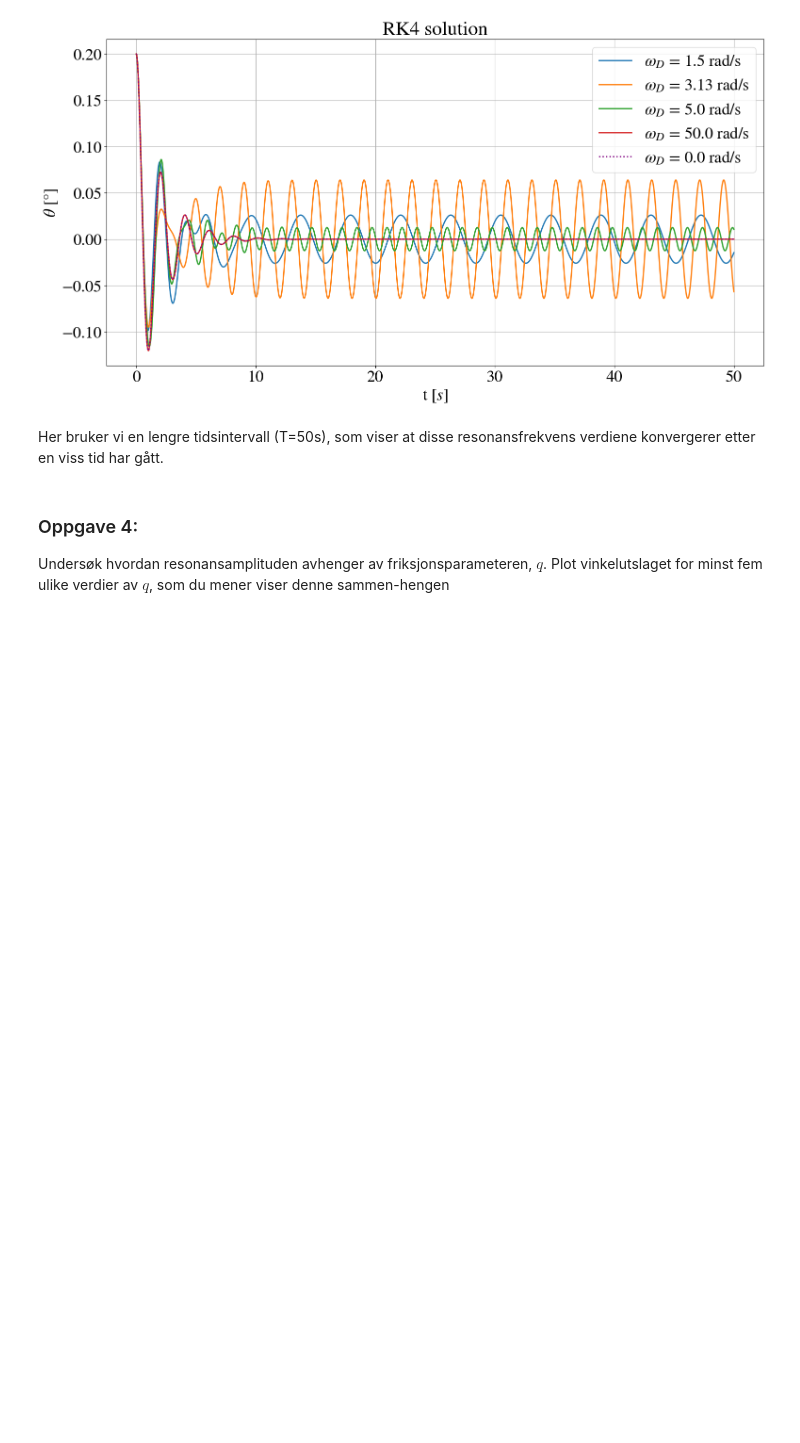
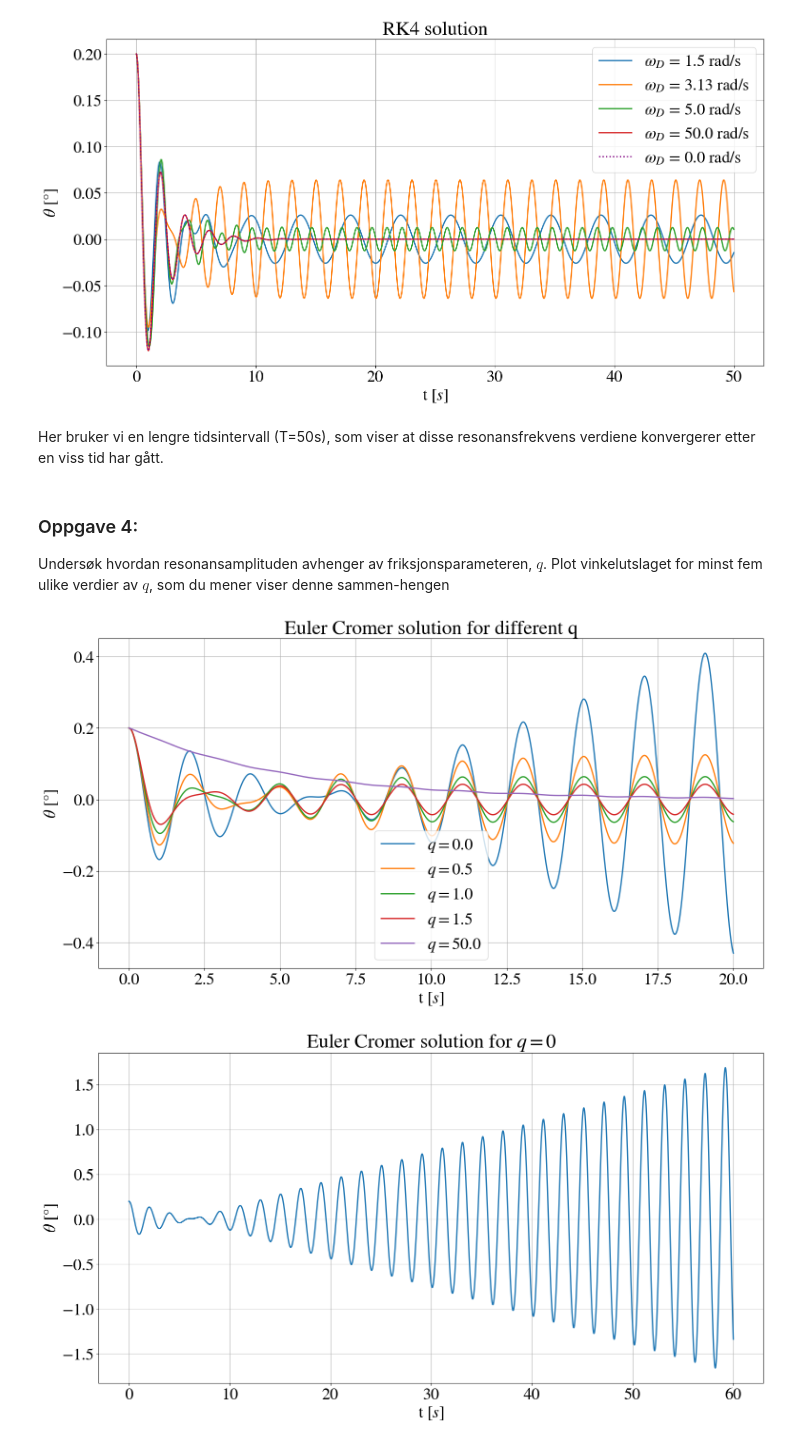
Before and after one commit to Oliver-BS/TFY4163-numerical-project, a Jupyter notebook: main.ipynb, the cells around one changed output. Drawn from its saved outputs; the diff is of its cells as text; code cells hidden in the pictures; blank space fills up the shorter version.

```diff
--- a/main.ipynb
+++ b/main.ipynb
@@ -349,0 +342,37 @@ params = {'theta_0': 0, 'FD_ml': 10}
+# %%
+params = {
+    "l": 1,  # m - Lengden av snora
+    "g": 9.8,  # m/s^2 - Tyngdeakselerasjon
+    "theta_0": 0.2,  # rad - Initial vinkel med hensyn til vertikalen
+    "theta_dot_0": 0.0,  # rad/s - Initial vinkelhastighet
+    "q": 1.0,  # Hz - Friksjonsparameter
+    "omega_D": 3.13,  # rad/s - FD_mlens vinkelfrekvens
+    "FD_ml": 0.2,  # s^-2 - FD_ml
+    "T": 20 # s - Tidsintervall
+}
+for q in [0.0, 0.5, 1.0, 1.5, 50.0]:
+    params['q'] = q
+
+    theta, w, t = RK4_method(equation, params, dt=0.01)
+
+    plt.plot(t, theta, label=r"$q = $" + str(q))
+    plt.title(f'Euler Cromer solution for different q')
+    plt.xlabel(r't $[s]$')
+    plt.ylabel(r'$\theta$ $[\degree]$')
+    plt.legend()
+    plt.grid()
+plt.show()
+
+
+params['q'] = 0
+params['T'] = 60
+theta, w, t = RK4_method(equation, params, dt=0.01)
+plt.plot(t, theta)
+plt.title(f'Euler Cromer solution for $q = 0$')
+plt.xlabel(r't $[s]$')
+plt.ylabel(r'$\theta$ $[\degree]$')
+plt.grid()
+plt.show()
+# %% [output]
+[figure, added]
+[figure, added]
```
Also changed, not shown: parts of 13 cells of this notebook.
